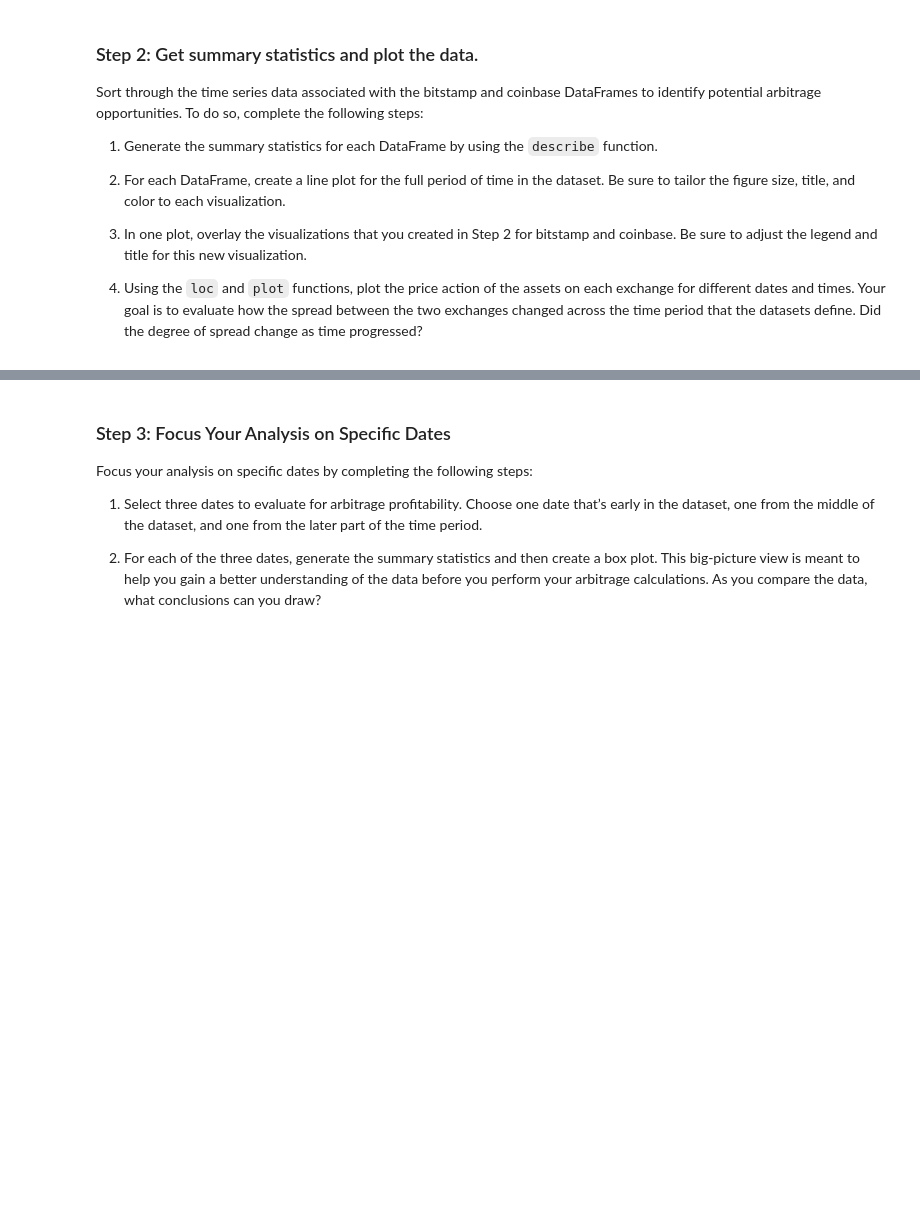
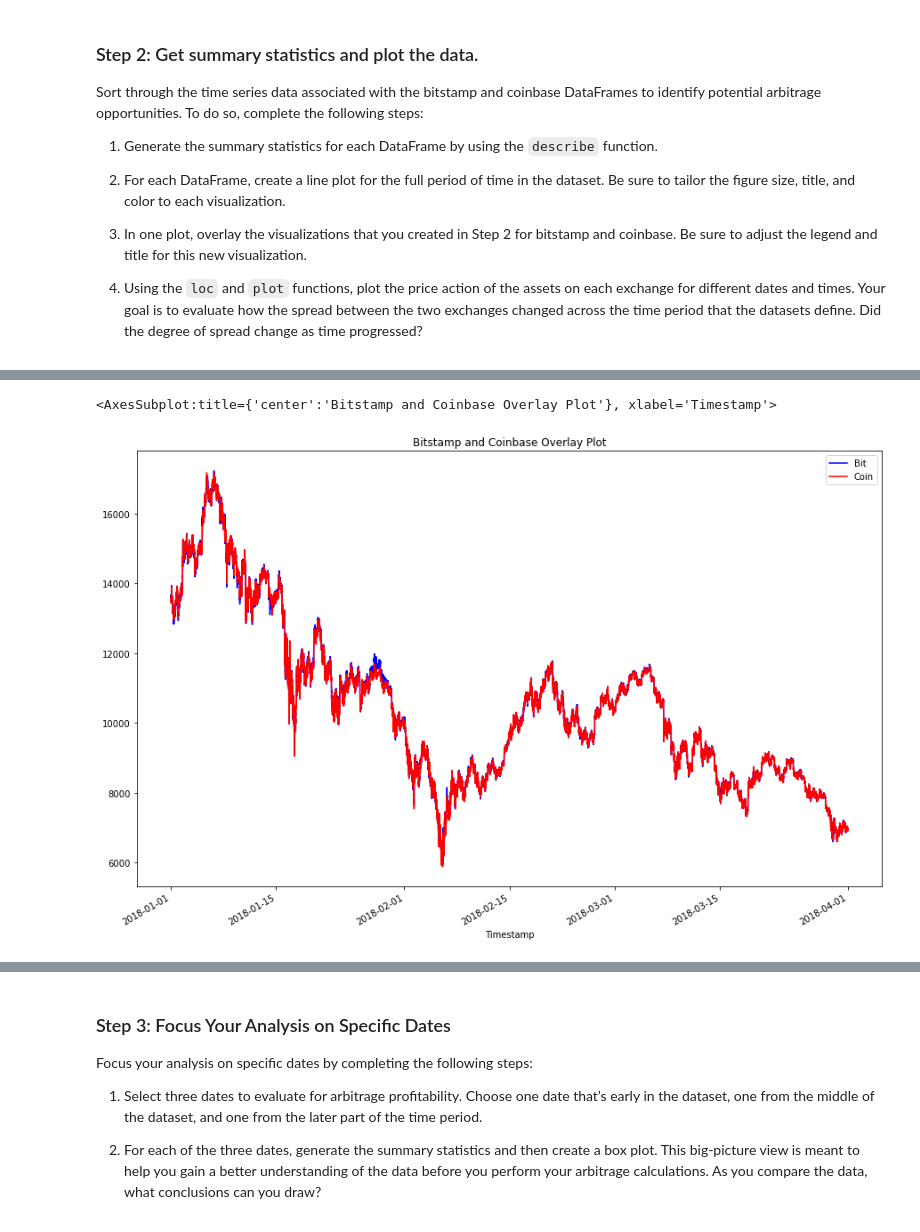
Before and after one commit to MaureenKC/Challenge-3, a Jupyter notebook: Fintech challenge 3/Starter_Code/crypto_arbitrage.ipynb, the cells around one changed output, grey strips where cells are left out. Cells and saved outputs as stored; diff of their text form; code cells hidden in the pictures; blank space fills up the shorter version.

```diff
--- a/Fintech challenge 3/Starter_Code/crypto_arbitrage.ipynb
+++ b/Fintech challenge 3/Starter_Code/crypto_arbitrage.ipynb
@@ -232,8 +295,12 @@ Sort through the time series data associated with the bitstamp and coinbase Data
 # %%
 # Overlay the visualizations for the bitstamp and coinbase DataFrames in one plot
 # The plot should visualize the prices over the full lenth of the dataset
 # Be sure to include the parameters: legend, figure size, title, and color and label
-# YOUR CODE HERE
+bitstamp['Close'].loc['2018-01-01' : '2018-03-31'].plot(legend=True , figsize=(15,10) ,title="Bitstamp and Coinbase Overlay Plot",color="blue" ,label="Bit")
+coinbase['Close'].loc['2018-01-01' : '2018-03-31'].plot(legend=True , figsize=(15,10) ,color="red" , label="Coin")
+# %% [output]
+<AxesSubplot:title={'center':'Bitstamp and Coinbase Overlay Plot'}, xlabel='Timestamp'>
+[figure, added]
 # %%
 # Using the loc and plot functions, create an overlay plot that visualizes
 # the price action of both DataFrames for a one month period early in the dataset
```
Also changed, not shown: parts of 11 cells of this notebook.
